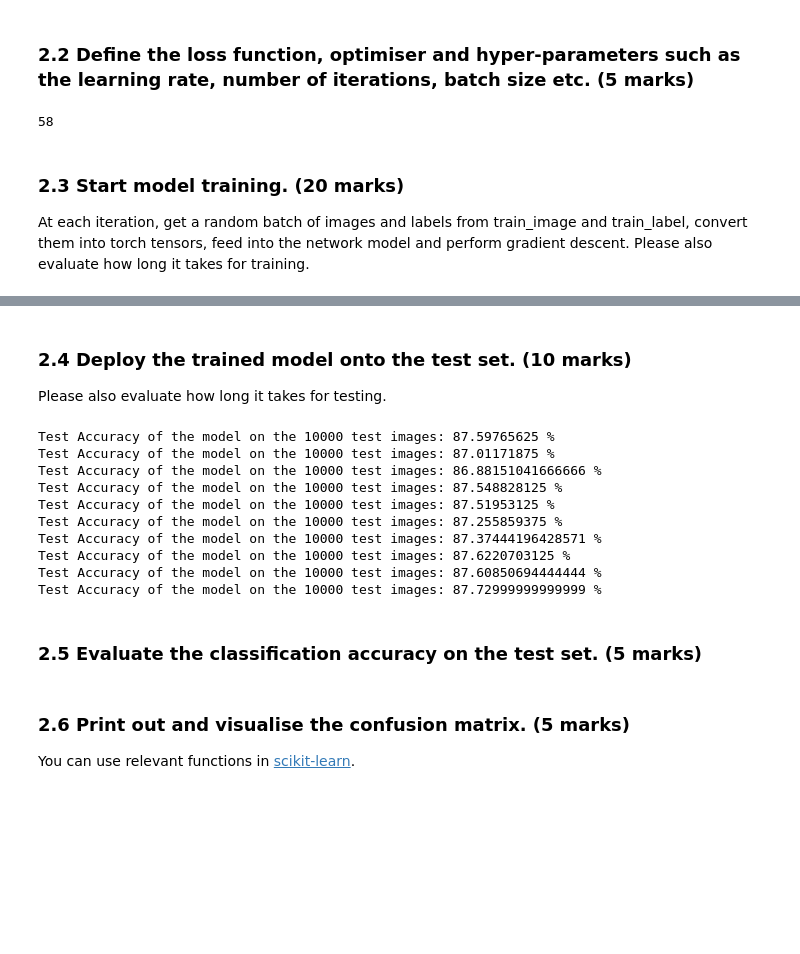
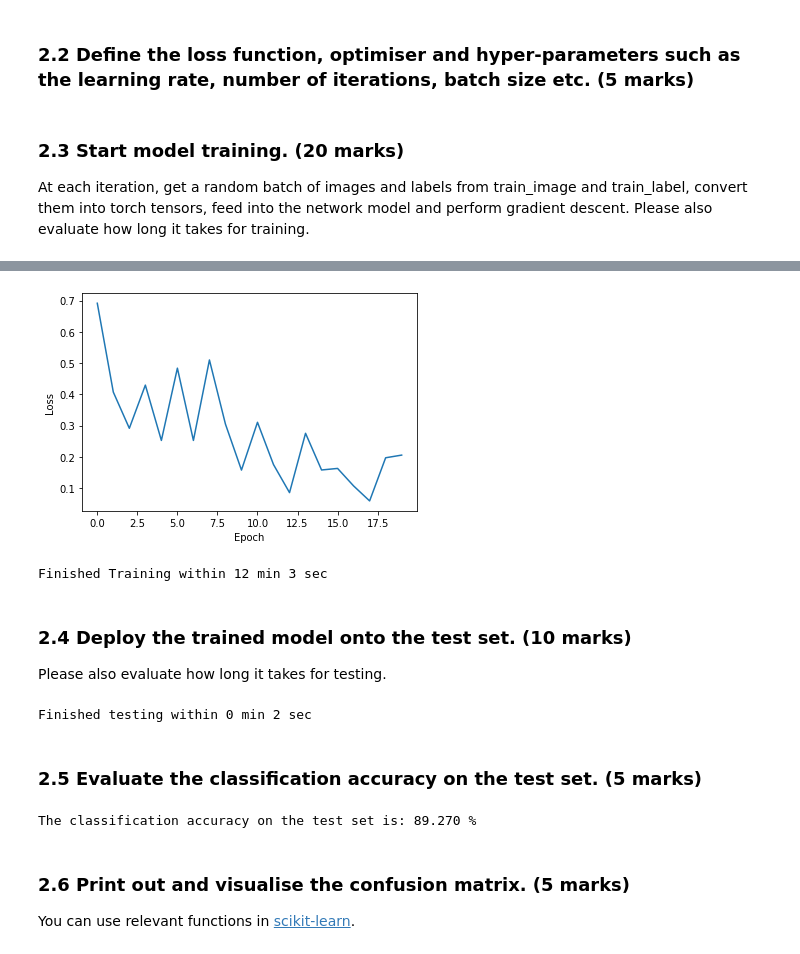
Before and after one commit to lengwe/Computer_Vision_2020, a Jupyter notebook: coursework_2/coursework_2.ipynb, the cells around one changed output, grey strips where cells are left out. Cells and saved outputs as stored; diff of their text form; code cells hidden in the pictures; blank space fills up the shorter version.

```diff
--- a/coursework_2/coursework_2.ipynb
+++ b/coursework_2/coursework_2.ipynb
@@ -137,18 +137,18 @@ class Network(nn.Module):
 
         #convolution and subsampling layers
         self.conv1 = nn.Conv2d(1,6,kernel_size=5,stride=1,padding=0)
-        self.conv2 = nn.Conv2d(6,12,kernel_size=5,stride=1,padding=0)
+        self.conv2 = nn.Conv2d(6,16,kernel_size=5,stride=1,padding=0)
         self.pool = nn.MaxPool2d(kernel_size=2,stride=2,padding=0)
 
         #fully connection
-        self.fc1 = nn.Linear(12*4*4, 120)
-        self.fc2 = nn.Linear(120, 60)
-        self.fc3 = nn.Linear(60, 10)
+        self.fc1 = nn.Linear(256, 120)
+        self.fc2 = nn.Linear(120, 84)
+        self.fc3 = nn.Linear(84, 10)
 
     def forward(self,x):
         x = self.pool(F.relu(self.conv1(x)))
         x = self.pool(F.relu(self.conv2(x)))
-        x = x.view(-1, 12*4*4)
+        x = x.view(-1, 256)
         x = F.relu(self.fc1(x))
         x = F.relu(self.fc2(x))
         x = self.fc3(x)
@@ -156,43 +156,47 @@ class Network(nn.Module):
 # %% [markdown]
 ### 2.2 Define the loss function, optimiser and hyper-parameters such as the learning rate, number of iterations, batch size etc. (5 marks)
 # %%
-batch = 1024
+batch = 32
 learning_rate = 0.01
-iteration = int(train_label.size/batch)
-print(iteration)
+iteration = 20
 #Setting GPU device
 device = torch.device("cuda" if torch.cuda.is_available() else "cpu")
 model = Network().to(device)
 criterion = nn.CrossEntropyLoss()
 optimizer = optim.SGD(model.parameters(), lr=learning_rate, momentum=0.9)
-# %% [output]
-58
 # %% [markdown]
 ### 2.3 Start model training. (20 marks)
 
 At each iteration, get a random batch of images and labels from train_image and train_label, convert them into torch tensors, feed into the network model and perform gradient descent. Please also evaluate how long it takes for training.
 # %%
-
-loss_list = []
-acc_list = []
+time_start = time.process_time()
+loss_epo = []
 for epoch in range(iteration):
-    running_loss = 0.0
     train_loader  = torch.utils.data.DataLoader(train_set,batch_size=batch, shuffle=True)
     for i,(inputs,labels) in enumerate(train_loader,0):
         inputs,labels = inputs.to(device),labels.to(device)
-        #print(input.shape)
         optimizer.zero_grad()
         output = model(inputs)
         loss = criterion(output,labels)
-        loss_list.append(loss.item())
         loss.backward()
         optimizer.step()
-        #print(loss.item())
 
+        #Evaluate accuracy
         total = labels.size(0)
         _,predicted = torch.max(output.data,1)
         correct = (predicted == labels).sum().item()
         acc_list.append(correct / total)
-    print('Epoch [{}/{}], Train Accuracy: {:.2f}%'.format(epoch + 1, iteration, (correct/total)*100))
-print('Finished Training')
+    loss_epo.append(loss.item())
+
+    print('Epoch [{}/{}], Loss: {:.6f} Train Accuracy: {:.2f}%'.format(epoch + 1, iteration, loss.item(), (correct/total)*100))
+
+plt.plot(loss_epo)
+plt.xlabel("Epoch")
+plt.ylabel("Loss")
+plt.show()
+
+#Execution time
+time_elapse = time.process_time()-time_start
+minutes, seconds = divmod(int(time_elapse), 60)
+print(f'Finished Training within {minutes} min {seconds} sec')
 # %% [output]
@@ -216,3 +223,5 @@ Finished Training
+[figure, added]
+Finished Training within 12 min 3 sec
 # %% [markdown]
 ### 2.4 Deploy the trained model onto the test set. (10 marks)
 Please also evaluate how long it takes for testing.
@@ -222,27 +231,33 @@ model.eval()
 with torch.no_grad():
   correct = 0
   total = 0
+  time_start = time.process_time()
   for inputs, labels in test_loader:
     inputs,labels = inputs.to(device),labels.to(device)
     outputs = model(inputs)
-    _, predicted = torch.max(outputs.data, 1)
-    total += labels.size(0)
-    correct += (predicted == labels).sum().item()
 
-    print('Test Accuracy of the model on the 10000 test images: {} %'.format((correct / total) * 100))
+time_elapse = time.process_time()-time_start
+minutes, seconds = divmod(int(time_elapse), 60)
+print(f'Finished testing within {minutes} min {seconds} sec')
 # %% [output]
-Test Accuracy of the model on the 10000 test images: 87.59765625 %
-Test Accuracy of the model on the 10000 test images: 87.01171875 %
-Test Accuracy of the model on the 10000 test images: 86.88151041666666 %
-Test Accuracy of the model on the 10000 test images: 87.548828125 %
-Test Accuracy of the model on the 10000 test images: 87.51953125 %
-Test Accuracy of the model on the 10000 test images: 87.255859375 %
-Test Accuracy of the model on the 10000 test images: 87.37444196428571 %
-Test Accuracy of the model on the 10000 test images: 87.6220703125 %
-Test Accuracy of the model on the 10000 test images: 87.60850694444444 %
-Test Accuracy of the model on the 10000 test images: 87.72999999999999 %
+Finished testing within 0 min 2 sec
 # %% [markdown]
 ### 2.5 Evaluate the classification accuracy on the test set. (5 marks)
+# %%
+with torch.no_grad():
+  correct = 0
+  total = 0
+  time_start = time.process_time()
+  for inputs, labels in test_loader:
+    inputs,labels = inputs.to(device),labels.to(device)
+    outputs = model(inputs)
+    _, predicted = torch.max(outputs.data, 1)
+    total += labels.size(0)
+    correct += (predicted == labels).sum().item()
+
+  print('The classification accuracy on the test set is: {:.3f} %'.format((correct / total) * 100))
+# %% [output]
+The classification accuracy on the test set is: 89.270 %
 # %% [markdown]
 ### 2.6 Print out and visualise the confusion matrix. (5 marks)
 You can use relevant functions in [scikit-learn](https://scikit-learn.org/stable/modules/classes.html#module-sklearn.metrics).
```
Also changed, not shown: parts of 3 cells of this notebook.
